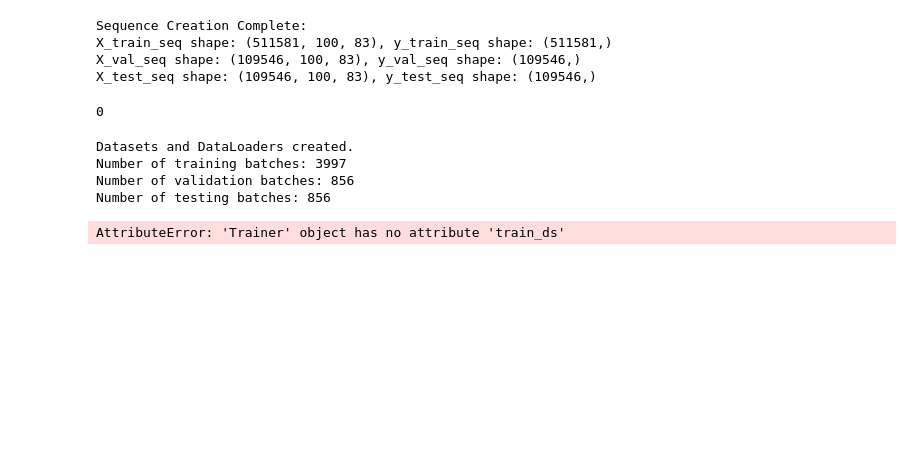
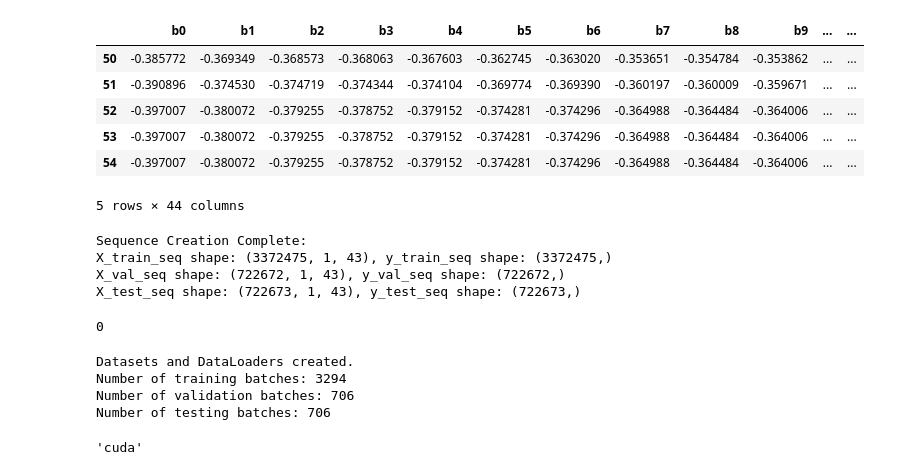
Before and after one commit to Dylan-Parker/crytpo_DLOB, a Jupyter notebook: notebooks/basic_pipeline.ipynb, the cells around one changed output. Drawn from its saved outputs; the diff is of its cells as text; code cells hidden in the pictures; blank space fills up the shorter version.

```diff
--- a/notebooks/basic_pipeline.ipynb
+++ b/notebooks/basic_pipeline.ipynb
@@ -141,7 +130,9 @@ if not feature_cols:
 train_df_norm, val_df_norm, test_df_norm, scaler = normalize_features(
     train_df, val_df, test_df, feature_cols
 )
-
+train_df_norm.loc[:, "label"] = train_df.loc[:, "label"].copy()
+val_df_norm.loc[:, "label"] = val_df.loc[:, "label"].copy()
+test_df_norm.loc[:, "label"] = test_df.loc[:, "label"].copy()
 del train_df, val_df, test_df
 gc.collect()
 # %% [output]
@@ -150,0 +159,10 @@ Normalization applied.
+# %%
+train_df_norm.head()
+# %% [output]
+|  | b0 | b1 | b2 | b3 | b4 | b5 | b6 | b7 | b8 | b9 | ... | ... |
+| 50 | -0.385772 | -0.369349 | -0.368573 | -0.368063 | -0.367603 | -0.362745 | -0.363020 | -0.353651 | -0.354784 | -0.353862 | ... | ... |
+| 51 | -0.390896 | -0.374530 | -0.374719 | -0.374344 | -0.374104 | -0.369774 | -0.369390 | -0.360197 | -0.360009 | -0.359671 | ... | ... |
+| 52 | -0.397007 | -0.380072 | -0.379255 | -0.378752 | -0.379152 | -0.374281 | -0.374296 | -0.364988 | -0.364484 | -0.364006 | ... | ... |
+| 53 | -0.397007 | -0.380072 | -0.379255 | -0.378752 | -0.379152 | -0.374281 | -0.374296 | -0.364988 | -0.364484 | -0.364006 | ... | ... |
+| 54 | -0.397007 | -0.380072 | -0.379255 | -0.378752 | -0.379152 | -0.374281 | -0.374296 | -0.364988 | -0.364484 | -0.364006 | ... | ... |
+5 rows × 44 columns
@@ -152,18 +172,18 @@ Normalization applied.
 # --- 4. Create Sequences ---
 # Separate features and labels before sequencing
 y_train_series = train_df_norm.pop('label').values
-X_train_features = train_df_norm[feature_cols].values
+X_train_features = train_df_norm[feature_cols].astype(np.float16).values
 
 y_val_series = val_df_norm.pop('label').values
-X_val_features = val_df_norm[feature_cols].values
+X_val_features = val_df_norm[feature_cols].astype(np.float16).values
 
 y_test_series = test_df_norm.pop('label').values
-X_test_features = test_df_norm[feature_cols].values
+X_test_features = test_df_norm[feature_cols].astype(np.float16).values
 
-T = config['sequence_length']
-X_train_seq, y_train_seq = create_sequences(X_train_features, y_train_series, T)
-X_val_seq, y_val_seq = create_sequences(X_val_features, y_val_series, T)
-X_test_seq, y_test_seq = create_sequences(X_test_features, y_test_series, T)
+T = config.sequence_length
+X_train_seq, y_train_seq = create_sequences(X_train_features, y_train_series, T, precision=np.float16)
+X_val_seq, y_val_seq = create_sequences(X_val_features, y_val_series, T, precision=np.float16)
+X_test_seq, y_test_seq = create_sequences(X_test_features, y_test_series, T, precision=np.float16)
 
 print("\nSequence Creation Complete:")
 print(f"X_train_seq shape: {X_train_seq.shape}, y_train_seq shape: {y_train_seq.shape}")
@@ -175,9 +195,9 @@ del X_train_features, y_train_series, X_val_features, y_val_series, X_test_featu
 gc.collect()
 # %% [output]
 Sequence Creation Complete:
-X_train_seq shape: (511581, 100, 83), y_train_seq shape: (511581,)
-X_val_seq shape: (109546, 100, 83), y_val_seq shape: (109546,)
-X_test_seq shape: (109546, 100, 83), y_test_seq shape: (109546,)
+X_train_seq shape: (3372475, 1, 43), y_train_seq shape: (3372475,)
+X_val_seq shape: (722672, 1, 43), y_val_seq shape: (722672,)
+X_test_seq shape: (722673, 1, 43), y_test_seq shape: (722673,)
 0
 # %%
 # --- 5. Create Datasets & DataLoaders ---
@@ -185,18 +205,7 @@ train_dataset = LOBSequenceDataset(X_train_seq, y_train_seq, device=device)
 val_dataset = LOBSequenceDataset(X_val_seq, y_val_seq, device=device)
 test_dataset = LOBSequenceDataset(X_test_seq, y_test_seq, device=device)
 
-train_loader = DataLoader(train_dataset, batch_size=config['batch_size'], shuffle=True) # num_workers/pin_memory optional
-val_loader = DataLoader(val_dataset, batch_size=config['batch_size'], shuffle=False)
-test_loader = DataLoader(test_dataset, batch_size=config['batch_size'], shuffle=False)
-
-print(f"\nDatasets and DataLoaders created.")
-print(f"Number of training batches: {len(train_loader)}")
-print(f"Number of validation batches: {len(val_loader)}")
-print(f"Number of testing batches: {len(test_loader)}")
-
+#train_loader = DataLoader(train_dataset, batch_size=config.train.batch_size, shuffle=True) # num_workers/pin_memory optional
+#val_loader = DataLoader(val_dataset, batch_size=config.train.batch_size, shuffle=False)
+#test_loader = DataLoader(test_dataset, batch_size=config.train.batch_size, shuffle=False)
 # gc.collect()
-# %% [output]
-Datasets and DataLoaders created.
-Number of training batches: 3997
-Number of validation batches: 856
-Number of testing batches: 856
@@ -203,6 +214,11 @@ Number of testing batches: 856
 # %%
-output_dir = r'results/test'
-
-trainer = Trainer(config, train_dataset, val_dataset, test_dataset, device, output_dir)
+trainer = Trainer(config, train_dataset, val_dataset, test_dataset, device)
 # %% [output]
-AttributeError: 'Trainer' object has no attribute 'train_ds'
+Datasets and DataLoaders created.
+Number of training batches: 3294
+Number of validation batches: 706
+Number of testing batches: 706
+# %%
+trainer.device
+# %% [output]
+'cuda'
```
Also changed, not shown: parts of 17 cells of this notebook, 6 other files.
